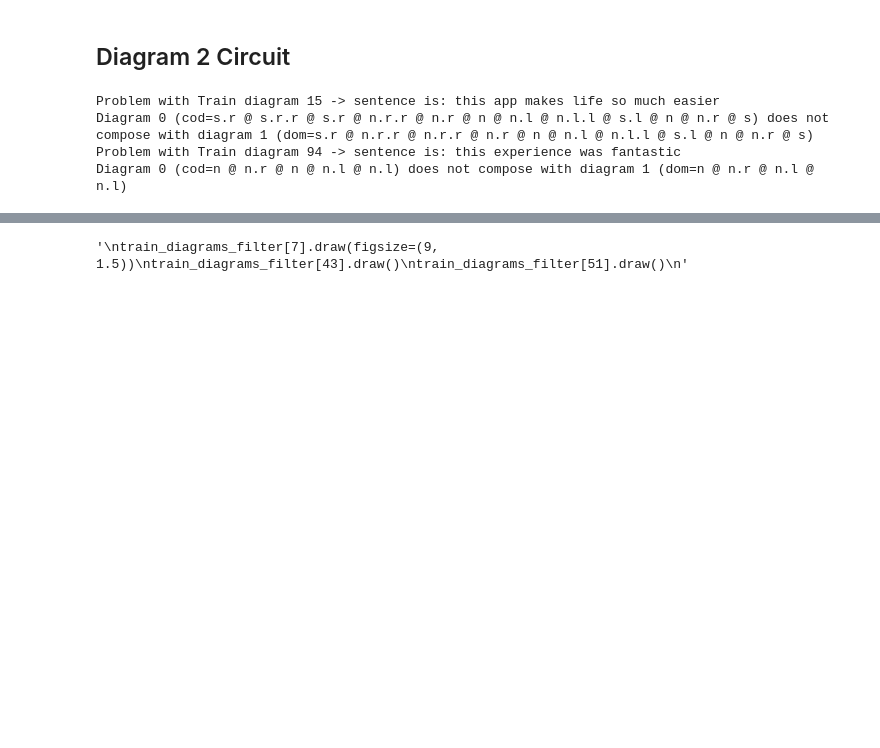
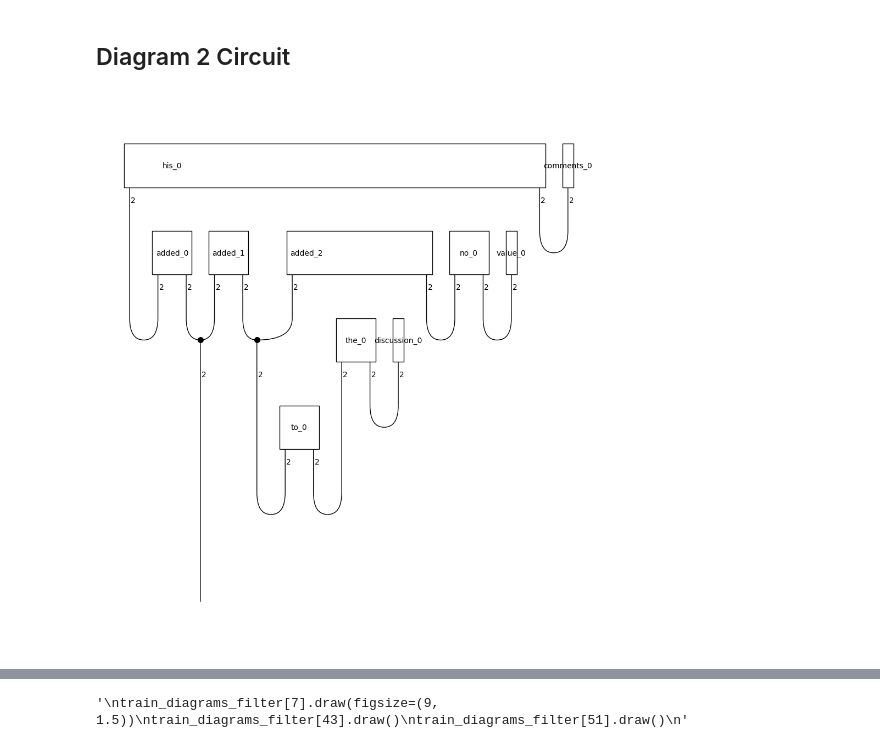
Before and after one commit to Guilli12pm/QNLP, a Jupyter notebook: project.ipynb, the cells around one changed output, grey strips where cells are left out. Saved outputs shown, nothing was run; the diff lists cells and outputs as text; code cells hidden in the pictures; blank space fills up the shorter version.

```diff
--- a/project.ipynb
+++ b/project.ipynb
@@ -145,32 +156,31 @@ train_diagrams_filter[10].normal_form().draw(figsize=(9, 5), fontsize=12)
 # %% [markdown]
 ## Diagram 2 Circuit
 # %%
-from lambeq import AtomicType, IQPAnsatz, SpiderAnsatz, RemoveCupsRewriter
+from lambeq import AtomicType, IQPAnsatz
+from lambeq.backend.tensor import Dim
 
 # Define types for the ansatz
 noun = AtomicType.NOUN
 sentence_type = AtomicType.SENTENCE
 prep = AtomicType.PREPOSITIONAL_PHRASE
 
-# Create an ansatz (IQPAnsatz in this example)
-ansatz = IQPAnsatz({prep:1, noun: 2, sentence_type: 1},n_layers=1,n_single_qubit_params=5)
-
-remove_cups = RemoveCupsRewriter()
+# Create an ansatz
+ansatz = IQPAnsatz({prep:1, noun: 1, sentence_type: 1},n_layers=1,n_single_qubit_params=5)
 
 train_circuits = []
 test_circuits =  []
 
 for index, diag in enumerate(train_diagrams_filter):
     try:
-        train_circuits.append(ansatz(remove_cups(diag)))
+        train_circuits.append(ansatz(diag))
     except Exception as e:
         print("Problem with Train diagram",index, "-> sentence is:", train_dataset.iloc[index,0])
         train_labels[index] = None
-        print(e)
+        #print(e)
 
 for index,diag in enumerate(test_diagrams_filter):
     try:
-        test_circuits.append(ansatz(remove_cups(diag)))
+        test_circuits.append(ansatz(diag))
     except Exception as e:
         print("Problem with Test diagram",index, "-> sentence is:", test_dataset.iloc[index,0])
         test_labels[index] = None
@@ -179,11 +189,10 @@ for index,diag in enumerate(test_diagrams_filter):
 
 
 #train_circuits[0].draw(figsize=(9, 10))
-# %% [output]
-Problem with Train diagram 15 -> sentence is: this app makes life so much easier
-Diagram 0 (cod=s.r @ s.r.r @ s.r @ n.r.r @ n.r @ n @ n.l @ n.l.l @ s.l @ n @ n.r @ s) does not compose with diagram 1 (dom=s.r @ n.r.r @ n.r.r @ n.r @ n @ n.l @ n.l.l @ s.l @ n @ n.r @ s)
-Problem with Train diagram 94 -> sentence is: this experience was fantastic
-Diagram 0 (cod=n @ n.r @ n @ n.l @ n.l) does not compose with diagram 1 (dom=n @ n.r @ n.l @ n.l)
+# %%
+train_circuits[0].draw(figsize=(9, 10))
+# %% [output]
+[figure, added]
 # %%
 train_labels = remove_none(train_labels)
 test_labels = remove_none(test_labels)
```
Also changed, not shown: parts of 25 cells of this notebook, 19 other files.
